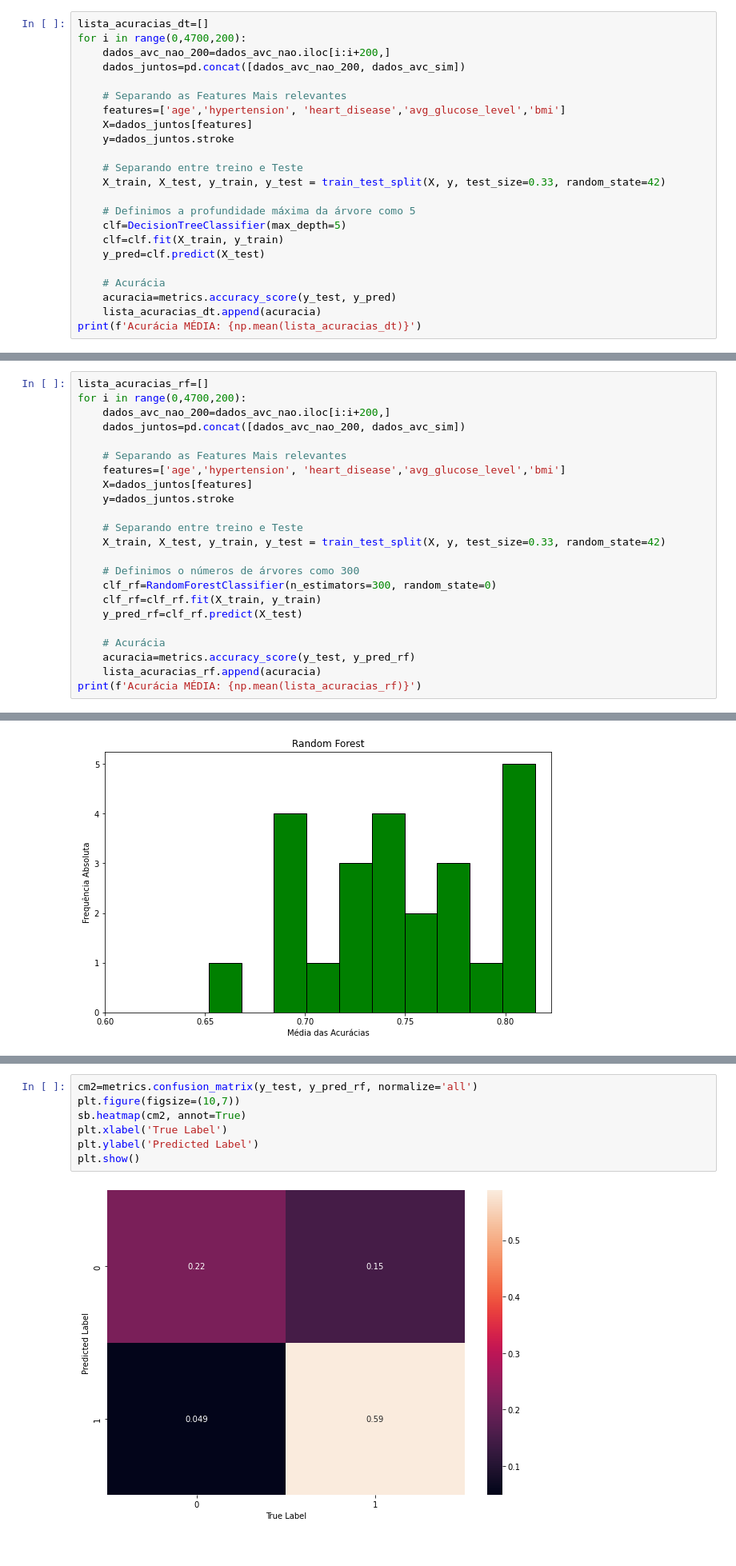
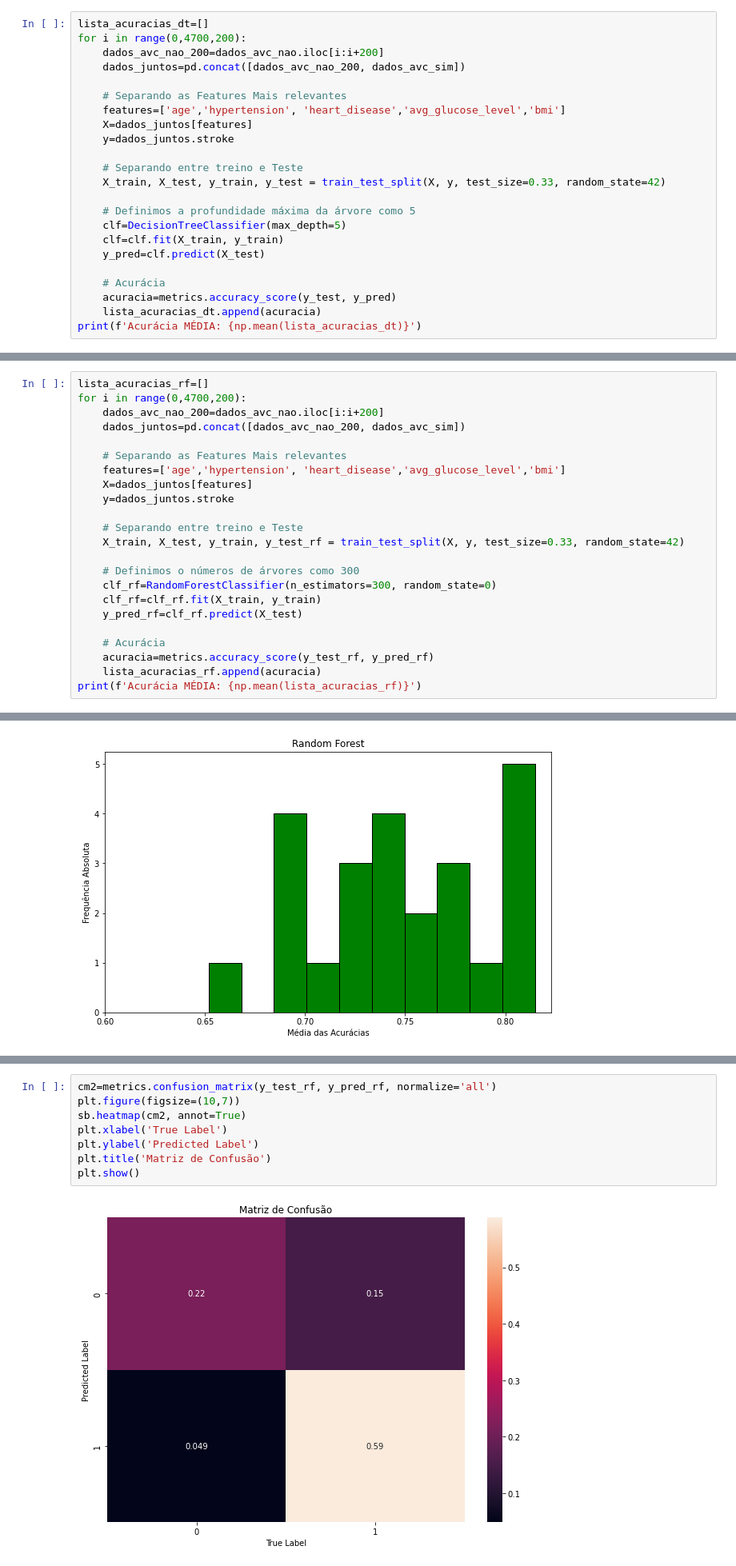
Before and after one commit to jgabrielsb-sb/Projeto_DeLucca, a Jupyter notebook: relatório.ipynb, the cells around one changed output, grey strips where cells are left out. Shown at 80% size. Drawn from its saved outputs; the diff is of its cells as text.

```diff
--- a/relatório.ipynb
+++ b/relatório.ipynb
@@ -513,7 +527,7 @@ from sklearn import metrics
 # %%
 lista_acuracias_dt=[]
 for i in range(0,4700,200):
-    dados_avc_nao_200=dados_avc_nao.iloc[i:i+200,]
+    dados_avc_nao_200=dados_avc_nao.iloc[i:i+200]
     dados_juntos=pd.concat([dados_avc_nao_200, dados_avc_sim])
 
     # Separando as Features Mais relevantes
@@ -557,7 +571,7 @@ from sklearn.ensemble import RandomForestClassifier
 # %%
 lista_acuracias_rf=[]
 for i in range(0,4700,200):
-    dados_avc_nao_200=dados_avc_nao.iloc[i:i+200,]
+    dados_avc_nao_200=dados_avc_nao.iloc[i:i+200]
     dados_juntos=pd.concat([dados_avc_nao_200, dados_avc_sim])
 
     # Separando as Features Mais relevantes
@@ -566,7 +580,7 @@ for i in range(0,4700,200):
     y=dados_juntos.stroke
 
     # Separando entre treino e Teste
-    X_train, X_test, y_train, y_test = train_test_split(X, y, test_size=0.33, random_state=42)
+    X_train, X_test, y_train, y_test_rf = train_test_split(X, y, test_size=0.33, random_state=42)
 
     # Definimos o números de árvores como 300
     clf_rf=RandomForestClassifier(n_estimators=300, random_state=0)
@@ -574,7 +588,7 @@ for i in range(0,4700,200):
     y_pred_rf=clf_rf.predict(X_test)
 
     # Acurácia
-    acuracia=metrics.accuracy_score(y_test, y_pred_rf)
+    acuracia=metrics.accuracy_score(y_test_rf, y_pred_rf)
     lista_acuracias_rf.append(acuracia)
 print(f'Acurácia MÉDIA: {np.mean(lista_acuracias_rf)}')
 # %% [output]
@@ -596,9 +677,10 @@ Como pode-se notar, a acurácia média do modelo Random Forest foi um pouco supe
 # %%
-cm2=metrics.confusion_matrix(y_test, y_pred_rf, normalize='all')
+cm2=metrics.confusion_matrix(y_test_rf, y_pred_rf, normalize='all')
 plt.figure(figsize=(10,7))
 sb.heatmap(cm2, annot=True)
 plt.xlabel('True Label')
 plt.ylabel('Predicted Label')
+plt.title('Matriz de Confusão')
 plt.show()
 # %% [output]
-[figure, old version]
+[figure, new version]
```
Also changed, not shown: parts of 34 cells of this notebook.
